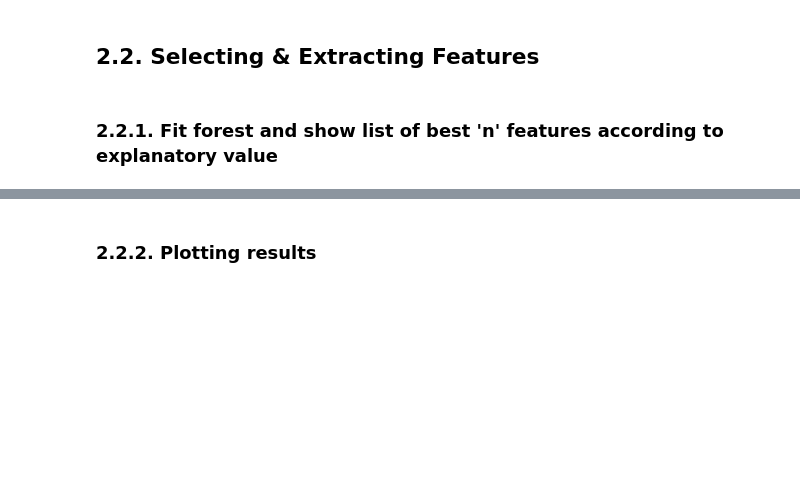
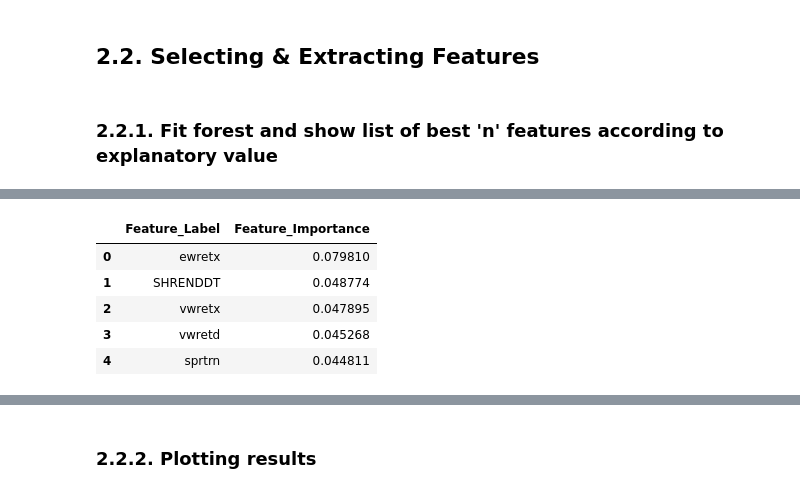
Before and after one commit to mathiasluethi/Machine_Learning_in_Finance_Group_Project, a Jupyter notebook: 2a_feature_selection_randomforest.ipynb, the cells around one changed output, grey strips where cells are left out. Saved outputs shown, nothing was run; the diff lists cells and outputs as text; code cells hidden in the pictures; blank space fills up the shorter version.

```diff
--- a/2a_feature_selection_randomforest.ipynb
+++ b/2a_feature_selection_randomforest.ipynb
@@ -169,32 +175,60 @@ Response Vector y_test
 # %%
-forest = RandomForestClassifier(random_state = 0)
-forest.max_depth = 6
-forest.fit(X_train, y_train)
+################################## NEW
+##################################
 
-# Check features for their importance for the prediction
-feature_importances = forest.feature_importances_
+rs = 0
+n = 15
+m = 10
+df_lab = []
+df_imp = []
 
-# sort features in line with their importance for the prediction (therefore ::-1)
-indices = np.argsort(feature_importances)[::-1]
+# Loop until random_state = rs = 10
+while rs < m:
+    forest = RandomForestClassifier(random_state = rs)
+    forest.max_depth = 6
+    forest.fit(X_train, y_train)
 
-# print best n features
-n = 15
-for i in range(n):
-    print('{0:2d} {1:7s} {2:6.4f}'.format(i + 1, feature_labels[indices[i]],
-                                          feature_importances[indices[i]]))
-del i
+    # Apply forest fature importance to get an array of feature importances for each feature
+    feature_importances = forest.feature_importances_
+    #print('ALL FEATURE IMPORTANCES for respective random_state: ')
+    #display(feature_importances)
 
-# feature_labels[indices[:n]] or similar is creating the following error:
-# TypeError: only integer scalar arrays can be converted to a scalar index
-# therefore we make a loop to generate a listwhere the best n features labels are extracted into
-# this list can be used in the plot in the following
+    # sort features in line with their importance for the prediction (therefore ::-1)
+    indices = np.argsort(feature_importances)[::-1]
+    #print('INDICES SORTED: ')
+    #display(indices)
 
-df_lab = []
-i= 0
-for i in range(n):
-    sel_ind = indices[0+i]
-    lab = feature_labels[sel_ind]
-    df_lab.append(lab)
-del i
-display(np.array(df_lab))
+    # for loop to make usable fature_labels
+    for i in range(n):
+
+        # This is a workaround method because feature_labels[indices[:n]] gives the following error message:
+        # TypeError: only integer scalar arrays can be converted to a scalar index
+        # therefore we make a loop to generate a listwhere the best n features labels are extracted into
+        # this list can be used in the plot in the following
+        selected_indices = indices[0+i]
+
+        # feature_labels of selected indices
+        selected_labels = feature_labels[selected_indices]
+        # append all
+        df_lab.append(selected_labels)
+
+
+    # for loop: i in range(n=15): we want to make datasets of all 15 best features
+    for j in range(n):
+        df_imp.append(feature_importances[indices[0+j]])
+
+    rs += 1
+
+
+print('In the end, rs = ' + str(rs))
+#display(np.array(df_lab))
+#display(np.array(df_imp))
+
+# Create Pandas DataFrame with the two extractes feature labels and respective feature importances
+best_features_overall = pd.DataFrame()
+best_features_overall['Feature_Label'] = df_lab
+best_features_overall['Feature_Importance'] = df_imp
+display(best_features_overall.head())
+
+del rs, n, m
 # %% [output]
@@ -218,0 +236,6 @@ array(['ewretx', 'SHRENDDT', 'vwretx', 'vwretd', 'sprtrn', 'ewretd',
+|  | Feature_Label | Feature_Importance |
+| 0 | ewretx | 0.079810 |
+| 1 | SHRENDDT | 0.048774 |
+| 2 | vwretx | 0.047895 |
+| 3 | vwretd | 0.045268 |
+| 4 | sprtrn | 0.044811 |
```
Also changed, not shown: parts of 12 cells of this notebook, 2 other files.
